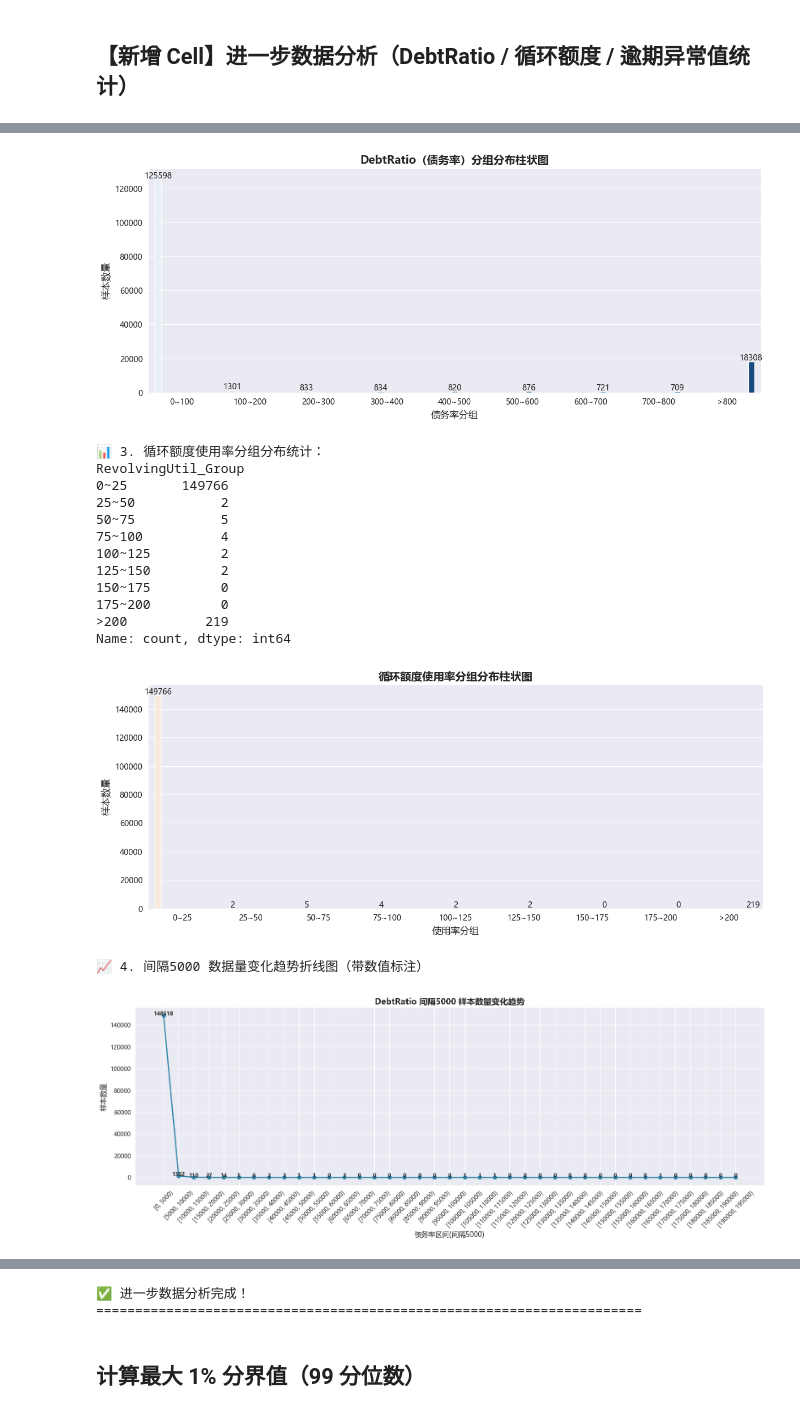
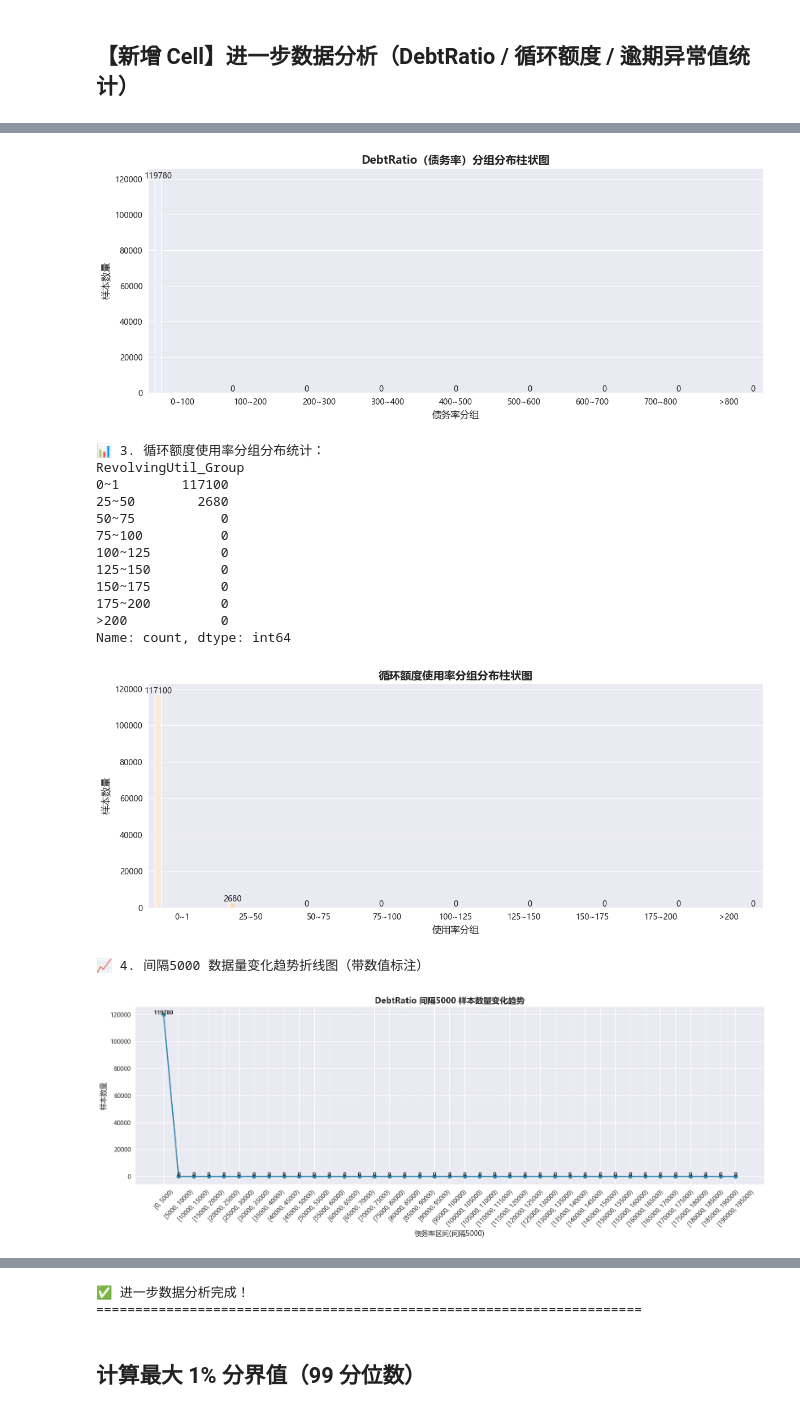
Before and after one commit to Lin-Dasin/Credit-card-delinquency-prediction-based-on-DNN, a Jupyter notebook: notebooks/data_EDA.ipynb, the cells around one changed output, grey strips where cells are left out. Drawn from its saved outputs; the diff is of its cells as text; code cells hidden in the pictures.

```diff
--- a/notebooks/data_EDA.ipynb
+++ b/notebooks/data_EDA.ipynb
@@ -12,8 +12,8 @@ plt.rcParams["font.family"] = "Microsoft YaHei"
 plt.rcParams["axes.unicode_minus"] = False
 
 # ===================== 模块2：加载原始数据集 =====================
-df = pd.read_csv("../data/raw/cs-training.csv", index_col=0)
-
+# df = pd.read_csv("../data/raw/cs-training.csv", index_col=0)
+df = pd.read_csv("../data/processed/train_set_processed.csv", index_col=0)
 # 输出加载成功基础信息
 print("="*60)
 print("✅ 数据集加载成功！")
@@ -183,8 +182,8 @@ plt.show()
 
 # ---------------------- 3. 循环额度使用率 固定间隔分组 + 柱状图 ----------------------
 print("\n📊 3. 循环额度使用率分组分布统计：")
-util_bins = [0, 25, 50, 75, 100, 125, 150, 175, 200,float('inf')]
-util_labels = ["0~25", "25~50", "50~75", "75~100", "100~125", "125~150", "150~175","175~200", ">200"]
+util_bins = [0, 1, 50, 75, 100, 125, 150, 175, 200,float('inf')]
+util_labels = ["0~1", "25~50", "50~75", "75~100", "100~125", "125~150", "150~175","175~200", ">200"]
 df['RevolvingUtil_Group'] = pd.cut(df['RevolvingUtilizationOfUnsecuredLines'], bins=util_bins, labels=util_labels, right=False)
 util_group_count = df['RevolvingUtil_Group'].value_counts().sort_index()
 print(util_group_count)
@@ -273,17 +272,17 @@ DebtRatio_Group
 Name: count, dtype: int64
-[figure, old version]
+[figure, new version]
 📊 3. 循环额度使用率分组分布统计：
 RevolvingUtil_Group
-0~25       149766
-25~50           2
-50~75           5
-75~100          4
-100~125         2
-125~150         2
+0~1        117100
+25~50        2680
+50~75           0
+75~100          0
+100~125         0
+125~150         0
 150~175         0
 175~200         0
->200          219
+>200            0
 Name: count, dtype: int64
-[figure, old version]
+[figure, new version]
 📈 4. 间隔5000 数据量变化趋势折线图（带数值标注）
-[figure, old version]
+[figure, new version]
```
Also changed, not shown: parts of 8 cells of this notebook, 4 other files.
